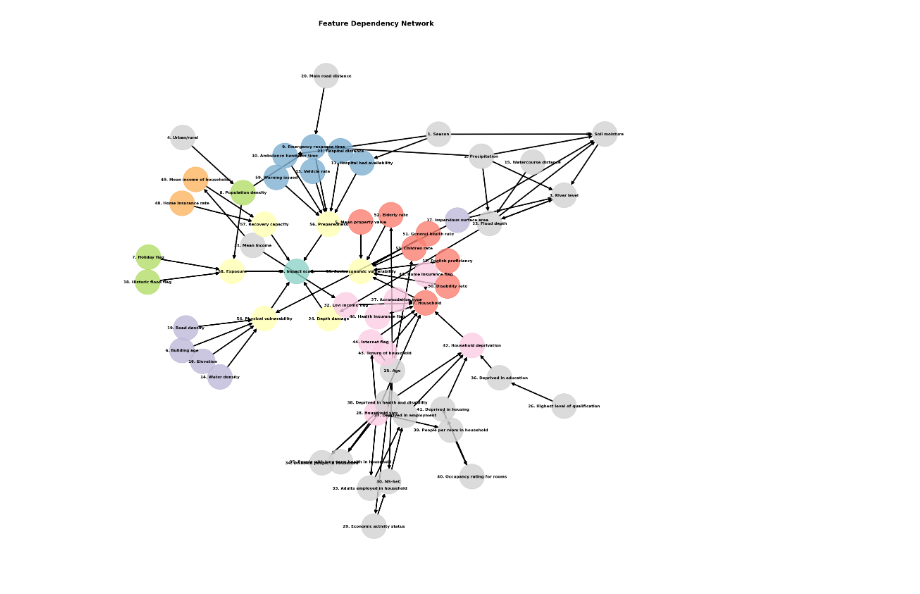
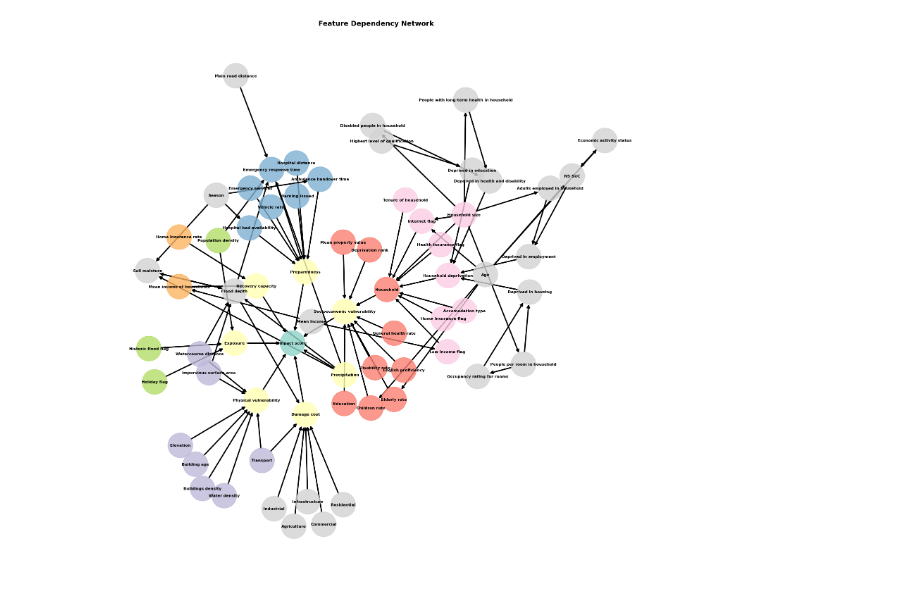
Before and after one commit to oUesio/Flood-RL-agent, a Jupyter notebook: dep_network.ipynb, the cells around one changed output. Cells and saved outputs as stored; diff of their text form; code cells hidden in the pictures.

```diff
--- a/dep_network.ipynb
+++ b/dep_network.ipynb
@@ -67,17 +74,11 @@ dependencies = {
 }
 # %%
-def remove_num(feature):
-    return feature.split(". ", 1)[-1]
-
-name_to_node = {remove_num(node): node for node in dependencies.keys()}
-
 # DIRECTED GRAPH
 G = nx.DiGraph()
 G.add_nodes_from(dependencies.keys())
 for node, deps in dependencies.items():
     for dep in deps:
-        dep_node = name_to_node[dep]
-        G.add_edge(dep_node, node)
+        G.add_edge(dep, node)
 # %%
 # COLOUR CODING
 
@@ -85,22 +86,22 @@ cmap = plt.cm.Set3
 color_map = []
 default_color = "lightgrey"
 for node in G.nodes():
-    clean_node = remove_num(node)
-    if clean_node == "Impact score":
+    #clean_node = remove_num(node)
+    if node == "Impact score":
         color_map.append(cmap(0))
-    elif clean_node in dependencies["60. Impact score"]:
+    elif node in dependencies["Impact score"]:
         color_map.append(cmap(1))
-    elif clean_node in dependencies["54. Physical vulnerability"]:
+    elif node in dependencies["Physical vulnerability"]:
         color_map.append(cmap(2))
-    elif clean_node in dependencies["55. Socioeconomic vulnerability"]:
+    elif node in dependencies["Socioeconomic vulnerability"]:
         color_map.append(cmap(3))
-    elif clean_node in dependencies["56. Preparedness"]:
+    elif node in dependencies["Preparedness"]:
         color_map.append(cmap(4))
-    elif clean_node in dependencies["57. Recovery capacity"]:
+    elif node in dependencies["Recovery capacity"]:
         color_map.append(cmap(5))
-    elif clean_node in dependencies["58. Exposure"]:
+    elif node in dependencies["Exposure"]:
         color_map.append(cmap(6))
-    elif clean_node in dependencies["47. Household"]:
+    elif node in dependencies["Household"]:
         color_map.append(cmap(7))
     else:
         color_map.append(default_color)
@@ -115,39 +116,41 @@ for node in G.nodes():
 ]
 pos = nx.shell_layout(G, nlist=shells)'''
 
-impact_dep = [name_to_node[x] for x in dependencies["60. Impact score"]]
-rest = [n for n in G.nodes() if n not in ["60. Impact score"]+impact_dep]
-shell_pos = nx.shell_layout(G, nlist=[["60. Impact score"], impact_dep])
+#impact_dep = [name_to_node[x] for x in dependencies["Impact score"]]
+impact_dep = [x for x in dependencies["Impact score"]]
+
+rest = [n for n in G.nodes() if n not in ["Impact score"]+impact_dep]
+shell_pos = nx.shell_layout(G, nlist=[["Impact score"], impact_dep])
 
 pos = nx.spring_layout(
     G,
     pos=shell_pos,     # initial positions include the fixed shell positions
     k=0.25,
-    fixed=["60. Impact score"]+impact_dep  # these nodes will not move
+    fixed=["Impact score"]+impact_dep  # these nodes will not move
 )
 
 '''impact_dep = [name_to_node[x] for x in dependencies["60. Impact score"]]
 rest = [n for n in G.nodes() if n not in ["60. Impact score"]+impact_dep]
 shells = [
     ["60. Impact score"],
     impact_dep,
     rest
 ]
 
 pos = nx.shell_layout(G, nlist=shells, scale=2.0)'''
 
 
 
 # DRAW
 plt.figure(figsize=(16, 16))
 nx.draw_networkx_nodes(G, pos, node_color=color_map, node_size=2600, alpha=0.80)
 nx.draw_networkx_labels(G, pos, font_size=8, font_weight='bold')
 nx.draw_networkx_edges(G, pos, arrowstyle="->", arrowsize=12, edge_color="k", width=2.5,min_source_margin=25,min_target_margin=25)
 
 plt.title("Feature Dependency Network", fontsize=14, fontweight="bold")
 plt.axis("off")
 plt.tight_layout()
 #plt.savefig("dependency_network.png")
 plt.show()
 # %% [output]
-[figure, old version]
+[figure, new version]
```
Also changed, not shown: parts of 1 cell of this notebook, 1 other file.
